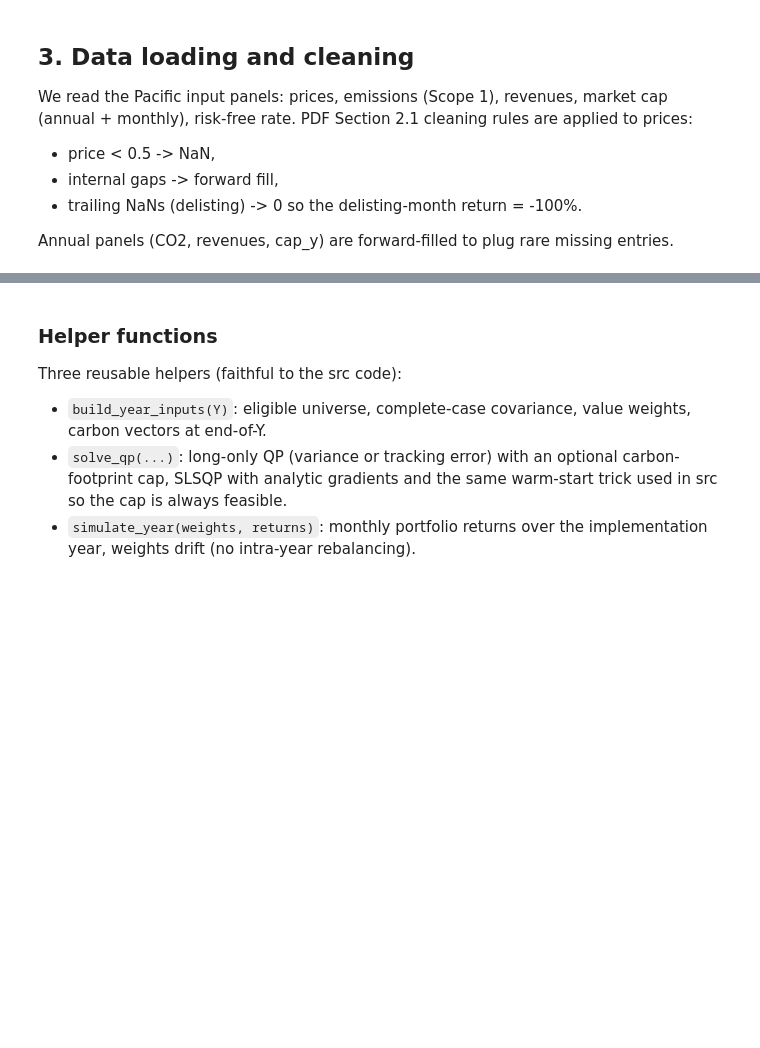
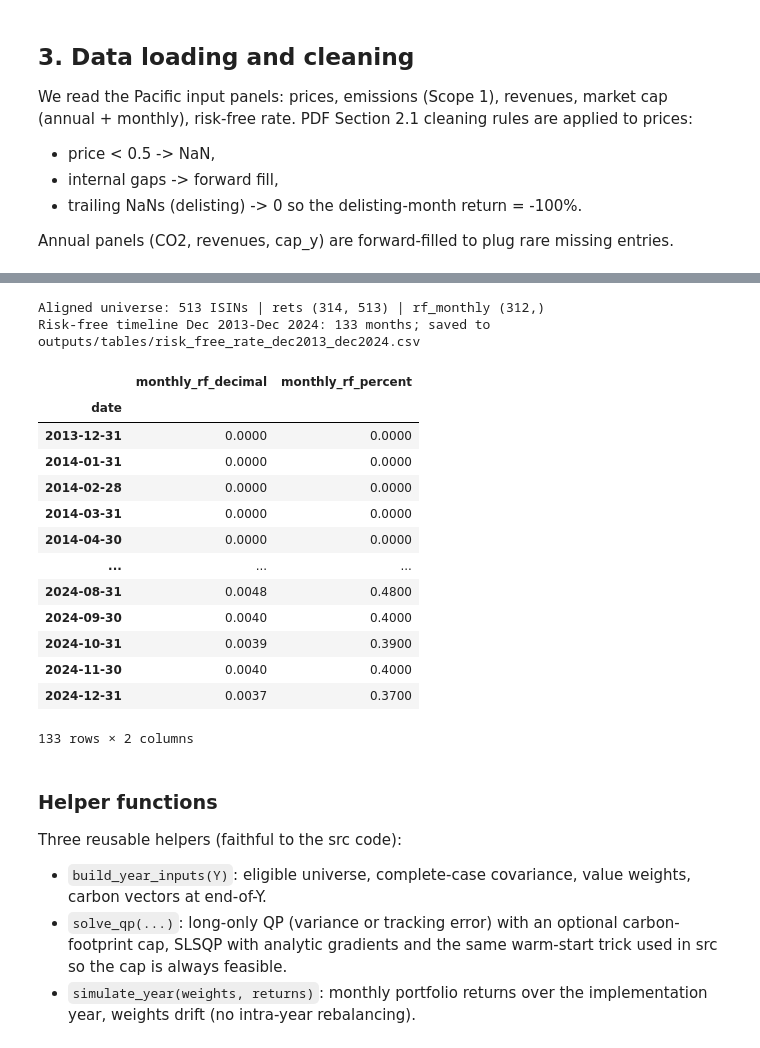
Before and after one commit to saadsch/SAAM-Project, a Jupyter notebook: SAAM_NOTEBOOK.ipynb, the cells around one changed output, grey strips where cells are left out. Cells and saved outputs as stored; diff of their text form; code cells hidden in the pictures; blank space fills up the shorter version.

```diff
--- a/SAAM_NOTEBOOK.ipynb
+++ b/SAAM_NOTEBOOK.ipynb
@@ -121,33 +160,57 @@ prices = prices.ffill(axis=0)
 prices[trailing] = 0.0
 
 # monthly returns (delisting handled as -100%)
 prev = prices.shift(1)
 rets = prices / prev.replace(0.0, np.nan) - 1.0
 rets[(prices == 0.0) & (prev > 0.0)] = -1.0
 rets = rets.replace([np.inf, -np.inf], np.nan)
 
 # align all panels on the common ISINs
 common = (prices.columns
           .intersection(emissions.index)
           .intersection(revenues.index)
           .intersection(cap_y.index))
 prices = prices[common]
 rets = rets[common]
 emissions = emissions.loc[common]
 revenues = revenues.loc[common]
 cap_y = cap_y.loc[common]
 cap_m = cap_m.loc[:, cap_m.columns.intersection(common)]
 
 # Pacific monthly RF (period column = YYYYMM int, RF in % per month)
 rf_raw = pd.read_csv(PROCESSED / "rf_rate.csv")
 rf_raw.columns = ["period", "rf"]
 rf_raw = rf_raw.dropna()
 rf_dates = pd.to_datetime(rf_raw["period"].astype(int).astype(str).str.zfill(6),
                           format="%Y%m") + pd.offsets.MonthEnd(0)
 rf_monthly = pd.Series(rf_raw["rf"].to_numpy() / 100.0,
                        index=rf_dates, name="rf").sort_index()
 
+rf_timeline = rf_monthly.loc["2013-12-31":"2024-12-31"].rename("monthly_rf_decimal").to_frame()
+rf_timeline["monthly_rf_percent"] = rf_timeline["monthly_rf_decimal"] * 100.0
+rf_timeline.index.name = "date"
+rf_timeline.to_csv(TABLES / "risk_free_rate_dec2013_dec2024.csv")
+
 print(f"Aligned universe: {len(common)} ISINs | rets {rets.shape} | rf_monthly {rf_monthly.shape}")
+print(f"Risk-free timeline Dec 2013-Dec 2024: {len(rf_timeline)} months; saved to outputs/tables/risk_free_rate_dec2013_dec2024.csv")
+display(rf_timeline)
+# %% [output]
+Aligned universe: 513 ISINs | rets (314, 513) | rf_monthly (312,)
+Risk-free timeline Dec 2013-Dec 2024: 133 months; saved to outputs/tables/risk_free_rate_dec2013_dec2024.csv
+|  | monthly_rf_decimal | monthly_rf_percent |
+| date |  |  |
+| 2013-12-31 | 0.0000 | 0.0000 |
+| 2014-01-31 | 0.0000 | 0.0000 |
+| 2014-02-28 | 0.0000 | 0.0000 |
+| 2014-03-31 | 0.0000 | 0.0000 |
+| 2014-04-30 | 0.0000 | 0.0000 |
+| ... | ... | ... |
+| 2024-08-31 | 0.0048 | 0.4800 |
+| 2024-09-30 | 0.0040 | 0.4000 |
+| 2024-10-31 | 0.0039 | 0.3900 |
+| 2024-11-30 | 0.0040 | 0.4000 |
+| 2024-12-31 | 0.0037 | 0.3700 |
+133 rows × 2 columns
 # %% [markdown]
 ### Helper functions
 
```
Also changed, not shown: parts of 16 cells of this notebook, 45 other files.
